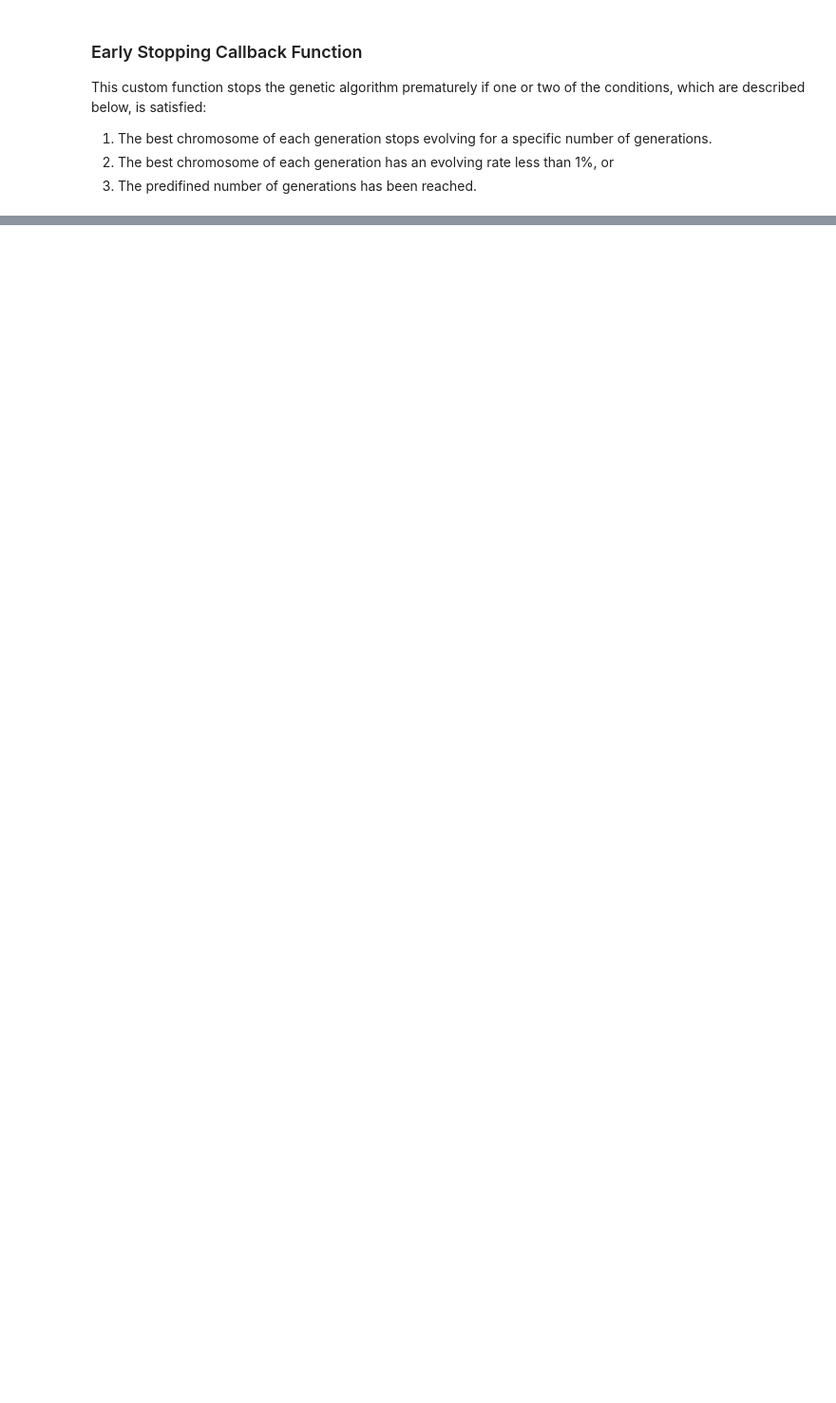
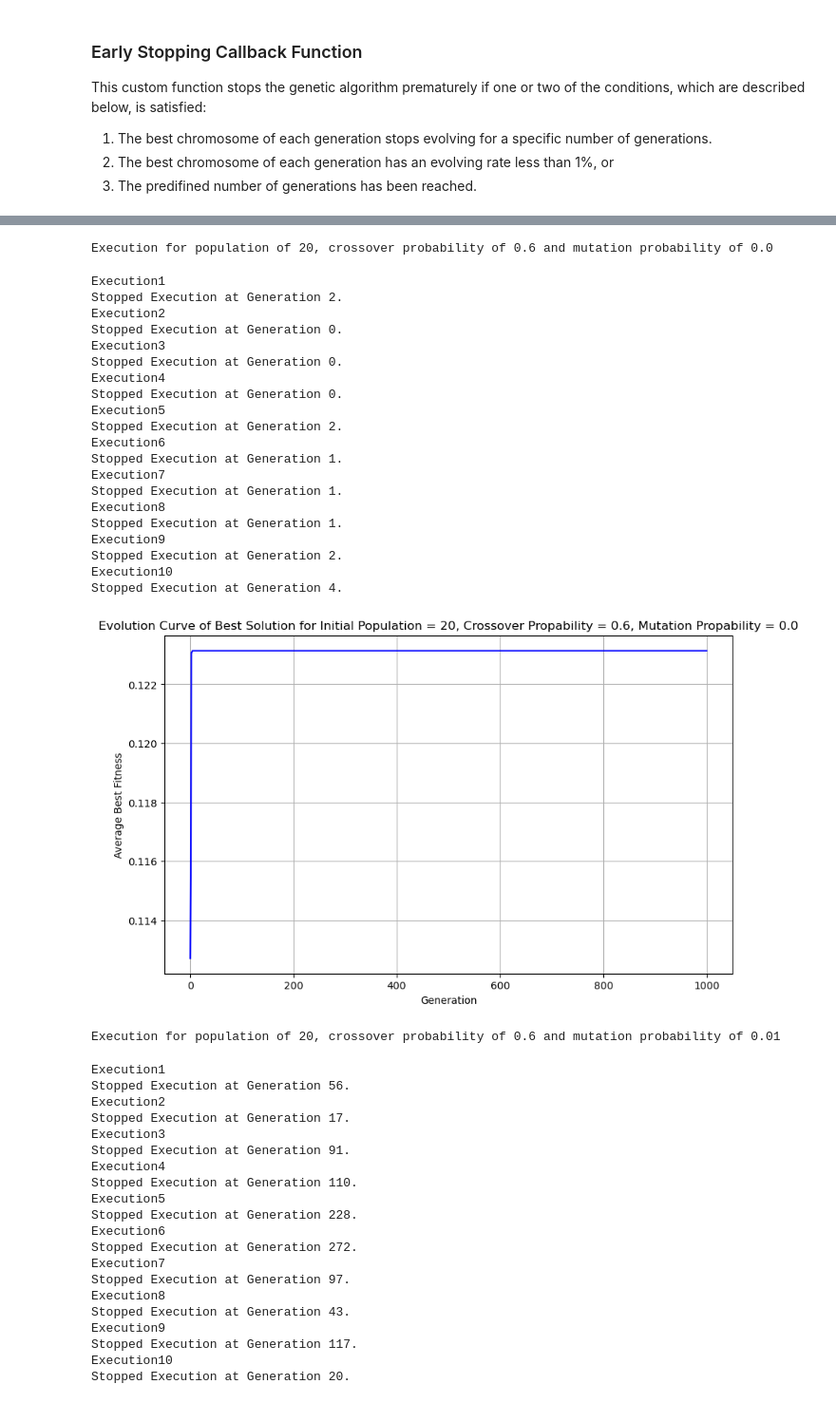
Before and after one commit to kwnkapog/Genetic-Algorithms-Project, a Jupyter notebook: project.ipynb, the cells around one changed output, grey strips where cells are left out. Shown at 95% size. Cells and saved outputs as stored; diff of their text form; code cells hidden in the pictures; blank space fills up the shorter version.

```diff
--- a/project.ipynb
+++ b/project.ipynb
@@ -163,9 +160,3 @@ def early_stopping_callback(ga_instance):
 
     if num_of_insignificant_better[len(num_of_insignificant_better)-1] == 100:
         return "stop"
-# %%
-best_solution_per_instance = []
-
-initial_populations = ul.create_initial_populations(10,20)
-
-ga_instances = ul.set_ga_instances(initial_populations, 1000, 0.6, 0.01, fitness_func, early_stopping_callback)
@@ -173,0 +167,68 @@ make the loop accordingly and change the title to see the probabilities for each
+# %%
+best_solution_per_instance = []
+stopping_generations = []
+
+parameters = [[20,0.6,0.0],
+              [20,0.6,0.01],
+              [20,0.6,0.1],
+              [20,0.9,0.01],
+              [20,0.1,0.01],
+              [200,0.6,0.0],
+              [200,0.6,0.01],
+              [200,0.6,0.1],
+              [200,0.9,0.01],
+              [200,0.1,0.01]]
+
+for parameter in parameters:
+    print(f"Execution for population of {parameter[0]}, crossover probability of {parameter[1]} and mutation probability of {parameter[2]}")
+
+    initial_populations = ul.create_initial_populations(10,parameter[0])
+    ga_instances = ul.set_ga_instances(initial_populations, 1000, parameter[1], parameter[2], fitness_func, early_stopping_callback)
+    gen_fitness,solution,mean_ending_generation = ul.run_instances(ga_instances)
+    best_solution_per_instance.append(solution)
+    stopping_generations.append(mean_ending_generation)
+    ul.plot_evolution_curve(gen_fitness, parameter[0], parameter[1], parameter[2])
+# %% [output]
+Execution for population of 20, crossover probability of 0.6 and mutation probability of 0.0
+Execution1
+Stopped Execution at Generation 2.
+Execution2
+Stopped Execution at Generation 0.
+Execution3
+Stopped Execution at Generation 0.
+Execution4
+Stopped Execution at Generation 0.
+Execution5
+Stopped Execution at Generation 2.
+Execution6
+Stopped Execution at Generation 1.
+Execution7
+Stopped Execution at Generation 1.
+Execution8
+Stopped Execution at Generation 1.
+Execution9
+Stopped Execution at Generation 2.
+Execution10
+Stopped Execution at Generation 4.
+[figure, added]
+Execution for population of 20, crossover probability of 0.6 and mutation probability of 0.01
+Execution1
+Stopped Execution at Generation 56.
+Execution2
+Stopped Execution at Generation 17.
+Execution3
+Stopped Execution at Generation 91.
+Execution4
+Stopped Execution at Generation 110.
+Execution5
+Stopped Execution at Generation 228.
+Execution6
+Stopped Execution at Generation 272.
+Execution7
+Stopped Execution at Generation 97.
+Execution8
+Stopped Execution at Generation 43.
+Execution9
+Stopped Execution at Generation 117.
+Execution10
+Stopped Execution at Generation 20.
```
Also changed, not shown: parts of 4 cells of this notebook, 2 other files.
